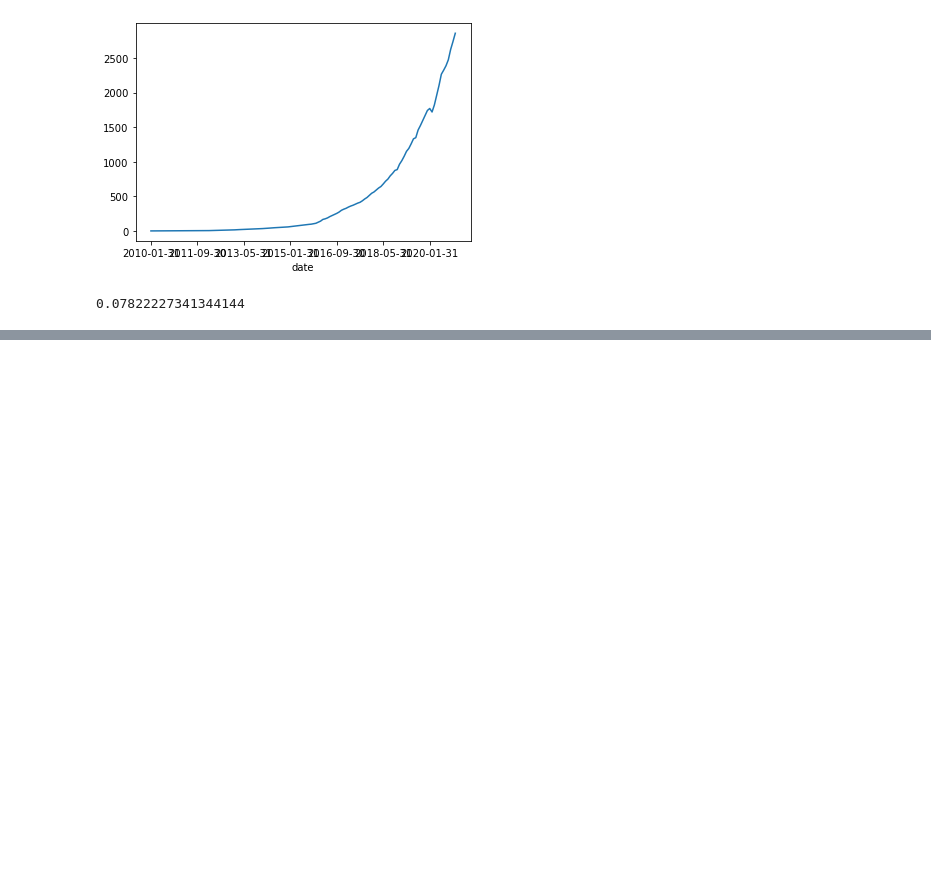
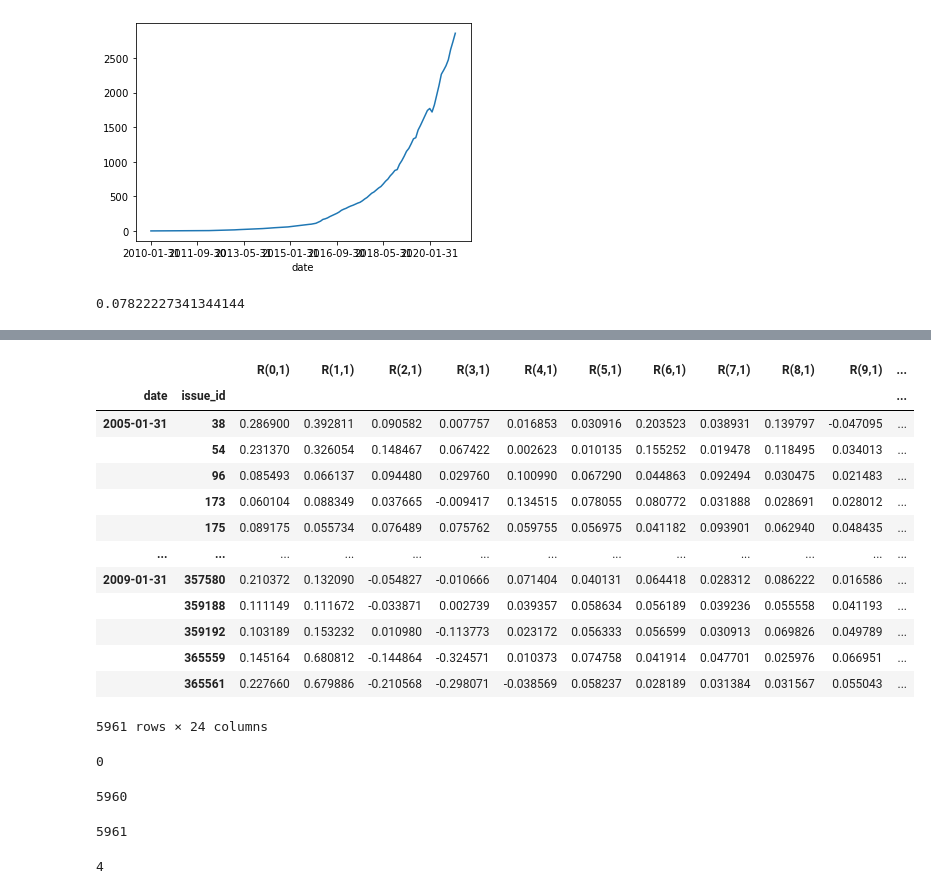
Before and after one commit to santoromano/Corporate-Bond-Factors, a Jupyter notebook: empirics.ipynb, the cells around one changed output, grey strips where cells are left out. Saved outputs shown, nothing was run; the diff lists cells and outputs as text; code cells hidden in the pictures; blank space fills up the shorter version.

```diff
--- a/empirics.ipynb
+++ b/empirics.ipynb
@@ -349,0 +415,37 @@ Kernel (HAC) Covariance (Debiased: False, GLS: False, Kernel: bartlett)
+# %%
+X.loc[:'2009-02']
+# %% [output]
+|  |  | R(0,1) | R(1,1) | R(2,1) | R(3,1) | R(4,1) | R(5,1) | R(6,1) | R(7,1) | R(8,1) | R(9,1) | ... |
+| date | issue_id |  |  |  |  |  |  |  |  |  |  | ... |
+| 2005-01-31 | 38 | 0.286900 | 0.392811 | 0.090582 | 0.007757 | 0.016853 | 0.030916 | 0.203523 | 0.038931 | 0.139797 | -0.047095 | ... |
+|  | 54 | 0.231370 | 0.326054 | 0.148467 | 0.067422 | 0.002623 | 0.010135 | 0.155252 | 0.019478 | 0.118495 | 0.034013 | ... |
+|  | 96 | 0.085493 | 0.066137 | 0.094480 | 0.029760 | 0.100990 | 0.067290 | 0.044863 | 0.092494 | 0.030475 | 0.021483 | ... |
+|  | 173 | 0.060104 | 0.088349 | 0.037665 | -0.009417 | 0.134515 | 0.078055 | 0.080772 | 0.031888 | 0.028691 | 0.028012 | ... |
+|  | 175 | 0.089175 | 0.055734 | 0.076489 | 0.075762 | 0.059755 | 0.056975 | 0.041182 | 0.093901 | 0.062940 | 0.048435 | ... |
+| ... | ... | ... | ... | ... | ... | ... | ... | ... | ... | ... | ... | ... |
+| 2009-01-31 | 357580 | 0.210372 | 0.132090 | -0.054827 | -0.010666 | 0.071404 | 0.040131 | 0.064418 | 0.028312 | 0.086222 | 0.016586 | ... |
+|  | 359188 | 0.111149 | 0.111672 | -0.033871 | 0.002739 | 0.039357 | 0.058634 | 0.056189 | 0.039236 | 0.055558 | 0.041193 | ... |
+|  | 359192 | 0.103189 | 0.153232 | 0.010980 | -0.113773 | 0.023172 | 0.056333 | 0.056599 | 0.030913 | 0.069826 | 0.049789 | ... |
+|  | 365559 | 0.145164 | 0.680812 | -0.144864 | -0.324571 | 0.010373 | 0.074758 | 0.041914 | 0.047701 | 0.025976 | 0.066951 | ... |
+|  | 365561 | 0.227660 | 0.679886 | -0.210568 | -0.298071 | -0.038569 | 0.058237 | 0.028189 | 0.031384 | 0.031567 | 0.055043 | ... |
+5961 rows × 24 columns
+# %%
+# last split starts at 0
+split[3][0][0]
+# %% [output]
+0
+# %%
+# last split ...
+split[3][0][-1]
+# %% [output]
+5960
+# %%
+# last split ...
+split[3][1][0]
+# %% [output]
+5961
+# %%
+#
+len(split)
+# %% [output]
+4
```
Also changed, not shown: parts of 17 cells of this notebook.
